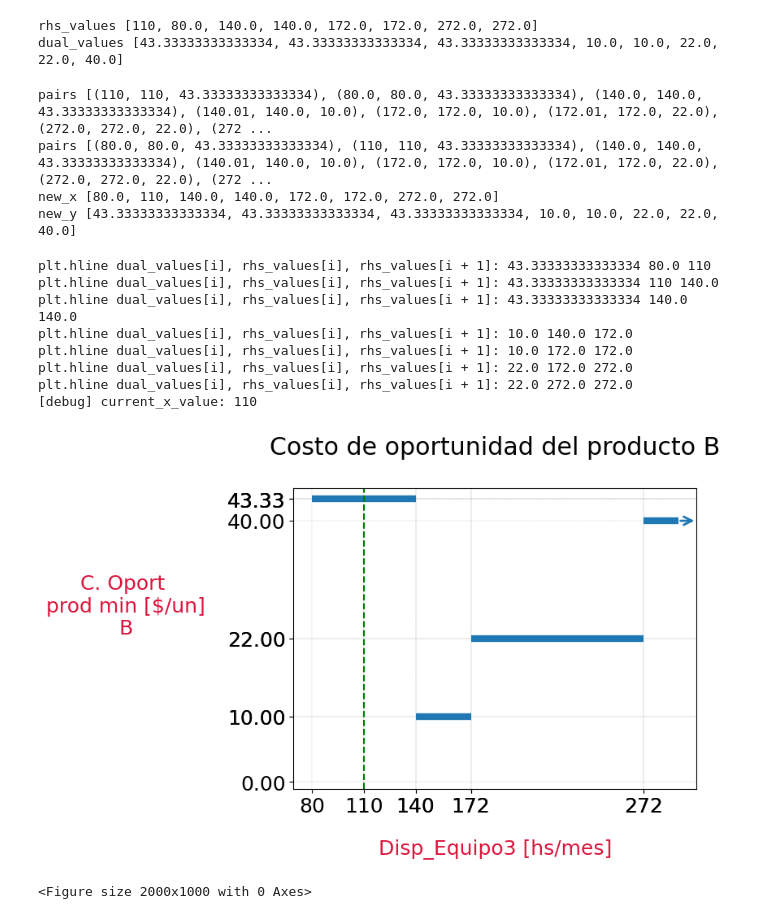
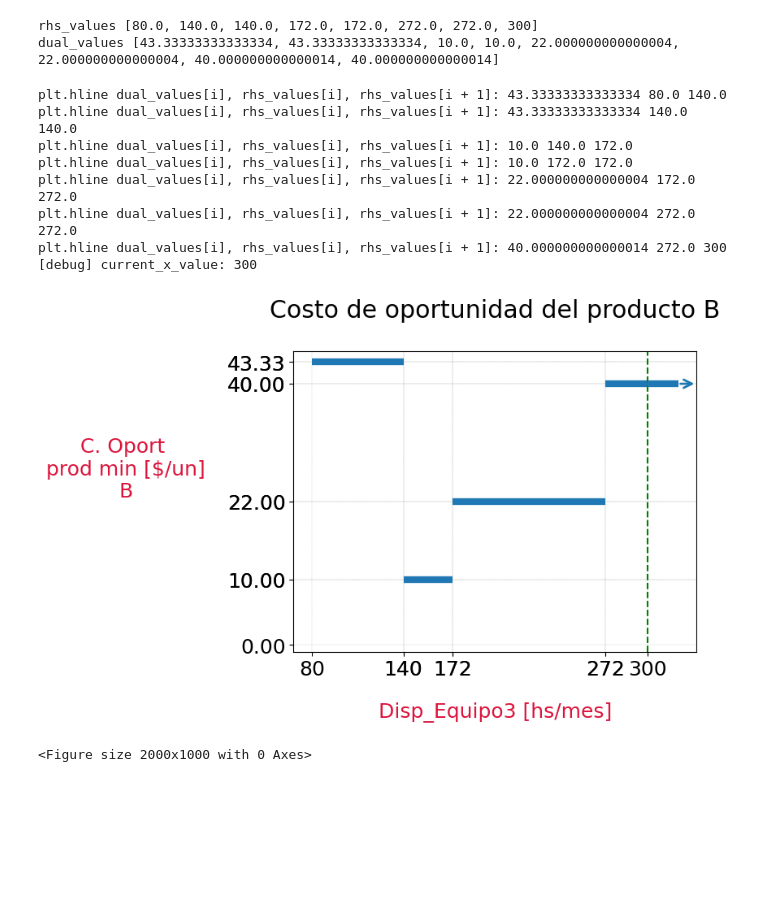
Before and after one commit to SGualdieri/sw-modelos, a Jupyter notebook: src/USING COMMON MODEL Costo de oportunidad vs disponibilidad Problema5tipo2.ipynb, the cells around one changed output. Cells and saved outputs as stored; diff of their text form; code cells hidden in the pictures; blank space fills up the shorter version.

```diff
--- a/src/USING COMMON MODEL Costo de oportunidad vs disponibilidad Problema5tipo2.ipynb
+++ b/src/USING COMMON MODEL Costo de oportunidad vs disponibilidad Problema5tipo2.ipynb
@@ -50,7 +50,7 @@ def report_without_min_dem(internal_value, rhs_value, prod_var):
 
 # constraint_name: nombre de la restricción sobre cuyo rhs iterar (eje 'x')
 # prod_var_or_min_dem_constraint: restricción de demanda mínima del producto, o si la variable del producto (si el mismo no posee dem mín) (para eje 'y').
-def iterate_over_rhs(constraint_name, prod_var_or_min_dem_constraint, report_function):
+def old____iterate_over_rhs(constraint_name, prod_var_or_min_dem_constraint, report_function):
     c = mdl.get_constraint_by_name(constraint_name)
     if c is None:
         print("Constraint with name '{0}' not found.".format(constraint_name))
@@ -160,7 +160,7 @@ def iterate_over_rhs_checking_prod_min_dem(constraint_nameX, product_name):
         print(f"Demanda mínima encontrada para el producto {product_name}.")
         constraint_nameY = f"DemandMin_{product_name}"
         prod_var_or_min_dem_constraint = mdl.get_constraint_by_name(constraint_nameY)
-        report_function = report_with_min_dem
+        get_y_function = co_get_y_with_min_dem
     else:
         print(f"Demanda mínima No encontrada para el producto {product_name}.")
         # esto da, por ejemplo prod_var_or_min_dem_constraint=list(produccion_vars.values())[0] ## "A"
@@ -168,13 +168,14 @@ def iterate_over_rhs_checking_prod_min_dem(constraint_nameX, product_name):
         prod_var_or_min_dem_constraint = next((value for key, value in produccion_vars.items() if key[0] == product_name), None)
         if prod_var_or_min_dem_constraint is None:
             raise ValueError(f"ERROR: no se encontró {product_name} en produccion_vars.")
-        report_function = report_without_min_dem
-    return iterate_over_rhs(constraint_nameX, prod_var_or_min_dem_constraint, report_function)
+        get_y_function = co_get_y_without_min_dem
+    #return iterate_over_rhs(constraint_nameX, prod_var_or_min_dem_constraint, report_function)
+    return iterate_over_rhs(constraint_nameX, prod_var_or_min_dem_constraint, mdl, products, produccion_vars, get_y_function)
 # %%
 # Usage of the iterate_over_rhs method, checking whether there exists demmin or not
 constraint_nameX = 'Disp_Equipo3'  # The name of the constraint to analyze
 product_name="B"
 
-real_rhs_value = iterate_over_rhs_checking_prod_min_dem(constraint_nameX, product_name)
+current_rhs_value, rhs_values, dual_values = iterate_over_rhs_checking_prod_min_dem(constraint_nameX, product_name)
 # %% [output]
 Demanda mínima encontrada para el producto B.
@@ -199,38 +200,33 @@ Production of C: 320.0
 print("rhs_values", rhs_values)
 print("dual_values", dual_values)
 # %% [output]
-rhs_values [110, 80.0, 140.0, 140.0, 172.0, 172.0, 272.0, 272.0]
-dual_values [43.33333333333334, 43.33333333333334, 43.33333333333334, 10.0, 10.0, 22.0, 22.0, 40.0]
+rhs_values [80.0, 140.0, 140.0, 172.0, 172.0, 272.0, 272.0, 300]
+dual_values [43.33333333333334, 43.33333333333334, 10.0, 10.0, 22.000000000000004, 22.000000000000004, 40.000000000000014, 40.000000000000014]
 # %%
-### AUX: esto es temporal, mejorable en el futuro. Ordeno según el internal (que No se repite, ej es 125.99)
-# al internal lo uso solamente para ordenar, y grafico rhs_values y dual_values.
+# ### AUX: esto es temporal, mejorable en el futuro. Ordeno según el internal (que No se repite, ej es 125.99)
+# # al internal lo uso solamente para ordenar, y grafico rhs_values y dual_values.
 
-### Mejora1
-# Armo pares y los ordeno según 'x'
-pairs = [] #triplets, en realidad
-for i in range(len(internal_sortable_rhs_values)):
-    pairs.append((internal_sortable_rhs_values[i], rhs_values[i], dual_values[i]))
+# ### Mejora1
+# # Armo pares y los ordeno según 'x'
+# pairs = [] #triplets, en realidad
+# for i in range(len(internal_sortable_rhs_values)):
+#     pairs.append((internal_sortable_rhs_values[i], rhs_values[i], dual_values[i]))
 
-print("pairs", pairs)
+# print("pairs", pairs)
 
-pairs.sort() # sé que no habrá empates
-# Ordeno ascendentemente por la primera componente y Asc por la segunda si hay empates
-#pairs.sort(key=lambda x: (x[0], x[1]))
+# pairs.sort() # sé que no habrá empates
+# # Ordeno ascendentemente por la primera componente y Asc por la segunda si hay empates
+# #pairs.sort(key=lambda x: (x[0], x[1]))
 
-print("pairs", pairs)
+# print("pairs", pairs)
 
-# Los vuelvo a separar en listas, para no cambiar la función plot
-new_x, new_y = [], []
-for elem in pairs:
-    new_x.append(elem[1])
-    new_y.append(elem[2])
-print("new_x", new_x)
-print("new_y", new_y)
+# # Los vuelvo a separar en listas, para no cambiar la función plot
+# new_x, new_y = [], []
+# for elem in pairs:
+#     new_x.append(elem[1])
+#     new_y.append(elem[2])
+# print("new_x", new_x)
+# print("new_y", new_y)
-# %% [output]
-pairs [(110, 110, 43.33333333333334), (80.0, 80.0, 43.33333333333334), (140.0, 140.0, 43.33333333333334), (140.01, 140.0, 10.0), (172.0, 172.0, 10.0), (172.01, 172.0, 22.0), (272.0, 272.0, 22.0), (272 ...
-pairs [(80.0, 80.0, 43.33333333333334), (110, 110, 43.33333333333334), (140.0, 140.0, 43.33333333333334), (140.01, 140.0, 10.0), (172.0, 172.0, 10.0), (172.01, 172.0, 22.0), (272.0, 272.0, 22.0), (272 ...
-new_x [80.0, 110, 140.0, 140.0, 172.0, 172.0, 272.0, 272.0]
-new_y [43.33333333333334, 43.33333333333334, 43.33333333333334, 10.0, 10.0, 22.0, 22.0, 40.0]
 # %%
 
 def get_text_for_plot(xunit, yunit):
@@ -241,15 +237,15 @@ def get_text_for_plot(xunit, yunit):
 # %%
 # Graficamos
 plot_text = get_text_for_plot("[hs/mes]", "[$/un]")
-plot(new_x, new_y, real_rhs_value, plot_text)
+plot(rhs_values, dual_values, current_rhs_value, plot_text)
 # %% [output]
-plt.hline dual_values[i], rhs_values[i], rhs_values[i + 1]: 43.33333333333334 80.0 110
-plt.hline dual_values[i], rhs_values[i], rhs_values[i + 1]: 43.33333333333334 110 140.0
+plt.hline dual_values[i], rhs_values[i], rhs_values[i + 1]: 43.33333333333334 80.0 140.0
 plt.hline dual_values[i], rhs_values[i], rhs_values[i + 1]: 43.33333333333334 140.0 140.0
 plt.hline dual_values[i], rhs_values[i], rhs_values[i + 1]: 10.0 140.0 172.0
 plt.hline dual_values[i], rhs_values[i], rhs_values[i + 1]: 10.0 172.0 172.0
-plt.hline dual_values[i], rhs_values[i], rhs_values[i + 1]: 22.0 172.0 272.0
-plt.hline dual_values[i], rhs_values[i], rhs_values[i + 1]: 22.0 272.0 272.0
-[debug] current_x_value: 110
+plt.hline dual_values[i], rhs_values[i], rhs_values[i + 1]: 22.000000000000004 172.0 272.0
+plt.hline dual_values[i], rhs_values[i], rhs_values[i + 1]: 22.000000000000004 272.0 272.0
+plt.hline dual_values[i], rhs_values[i], rhs_values[i + 1]: 40.000000000000014 272.0 300
+[debug] current_x_value: 300
-[figure, old version]
+[figure, new version]
 <Figure size 2000x1000 with 0 Axes>
```
Also changed, not shown: parts of 4 cells of this notebook, 2 other files.
